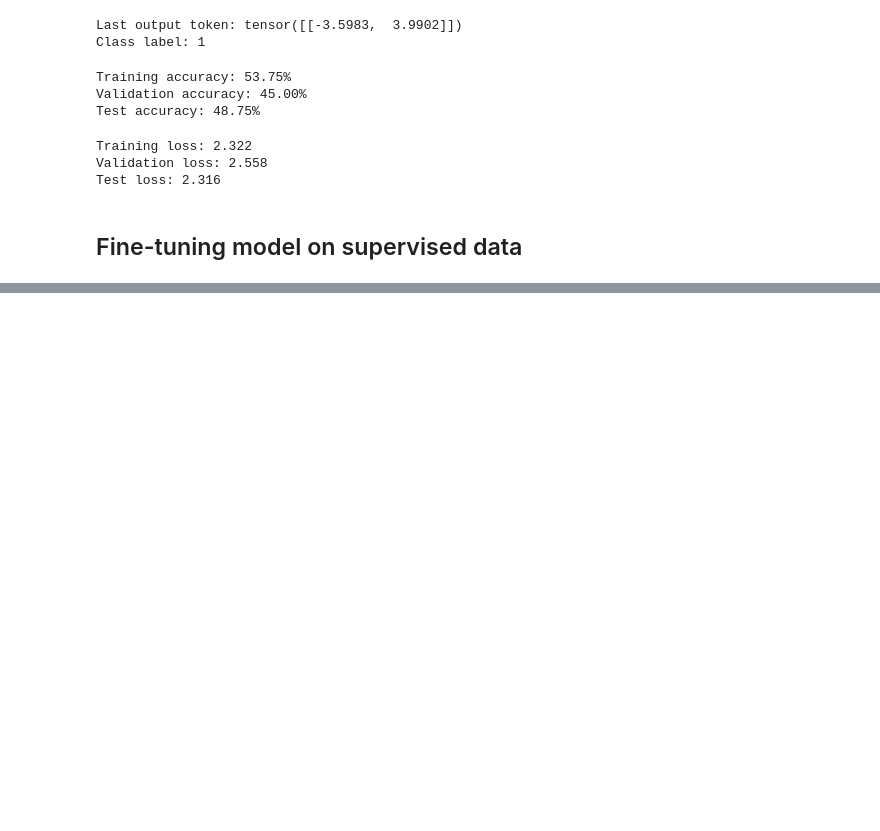
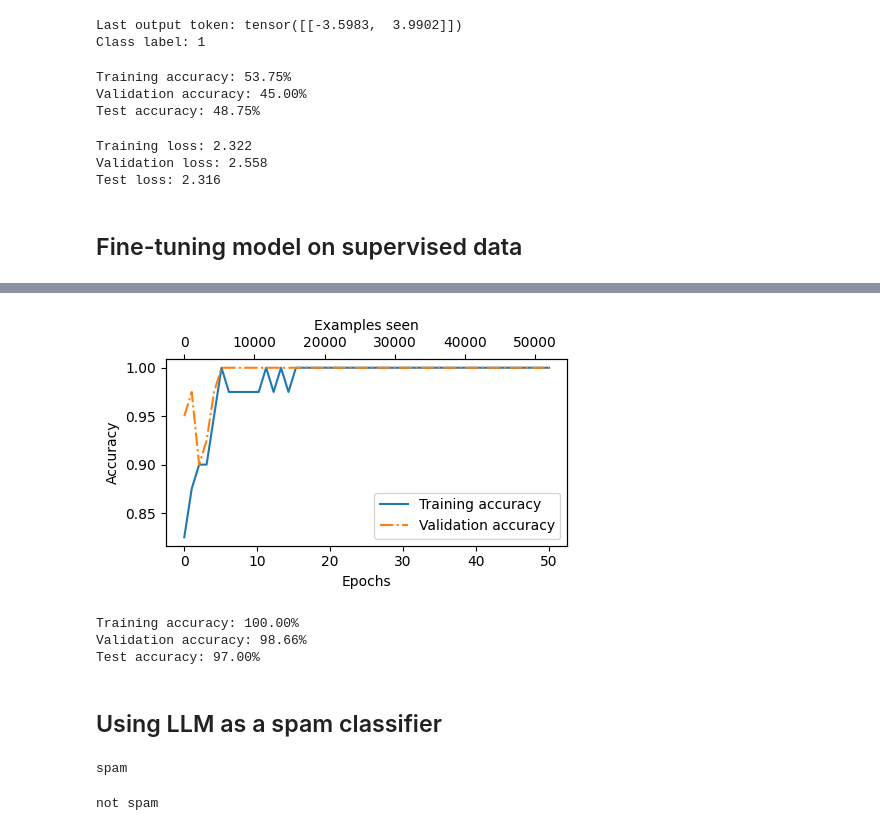
Before and after one commit to PHM1605/build-a-llm-from-scratch-raschka, a Jupyter notebook: chapter6/main.ipynb, the cells around one changed output, grey strips where cells are left out. Drawn from its saved outputs; the diff is of its cells as text; code cells hidden in the pictures; blank space fills up the shorter version.

```diff
--- a/chapter6/main.ipynb
+++ b/chapter6/main.ipynb
@@ -658,0 +752,48 @@ def train_classifier_simple(model, train_loader, val_loader, optimizer, device,
+# %%
+# plot accuracy
+epochs_tensor = torch.linspace(0, num_epochs, len(train_accs))
+examples_seen_tensor = torch.linspace(0, examples_seen, len(train_accs))
+plot_values(epochs_tensor, examples_seen_tensor, train_accs, val_accs, label="accuracy")
+# %% [output]
+[figure, added]
+# %%
+# Print dataset accuracies
+train_accuracy = calc_accuracy_loader(train_loader, model, device)
+val_accuracy = calc_accuracy_loader(val_loader, model, device)
+test_accuracy = calc_accuracy_loader(test_loader, model, device)
+print(f"Training accuracy: {train_accuracy*100:.2f}%")
+print(f"Validation accuracy: {val_accuracy*100:.2f}%")
+print(f"Test accuracy: {test_accuracy*100:.2f}%")
+# %% [output]
+Training accuracy: 100.00%
+Validation accuracy: 98.66%
+Test accuracy: 97.00%
+# %% [markdown]
+## Using LLM as a spam classifier
+# %%
+def classify_review(text, model, tokenizer, device, max_length=None, pad_token_id=50256):
+    model.eval()
+    input_ids = tokenizer.encode(text) # list of ints
+    # pos_emb: (context_length,embed_dim)=(1024,768)
+    supported_context_length = model.pos_emb.weight.shape[0] # 1024
+    input_ids = input_ids[:min(max_length, supported_context_length)]
+    # pad input to reach 103 tokens length
+    input_ids += [pad_token_id] * (max_length-len(input_ids))
+    input_tensor = torch.tensor(
+        input_ids, device=device
+    ).unsqueeze(0) # (1,103)
+    with torch.no_grad():
+        logits = model(input_tensor)[:,-1,:] # (1,103,2)=>(1,2)
+    predicted_label = torch.argmax(logits, dim=-1).item()
+
+    return "spam" if predicted_label == 1 else "not spam"
+
+text_1 = "You are a winner you have been specially selected to receive $1000 cash or $2000 award."
+print(classify_review(text_1, model, tokenizer, device, max_length=train_dataset.max_length))
+# %% [output]
+spam
+# %%
+text_2 = "Hey, just wanted to check if we're still on for dinner tonight? Let me know!"
+print(classify_review(text_2, model, tokenizer, device, max_length=train_dataset.max_length))
+# %% [output]
+not spam
```
Also changed, not shown: parts of 5 cells of this notebook, 4 other files.
